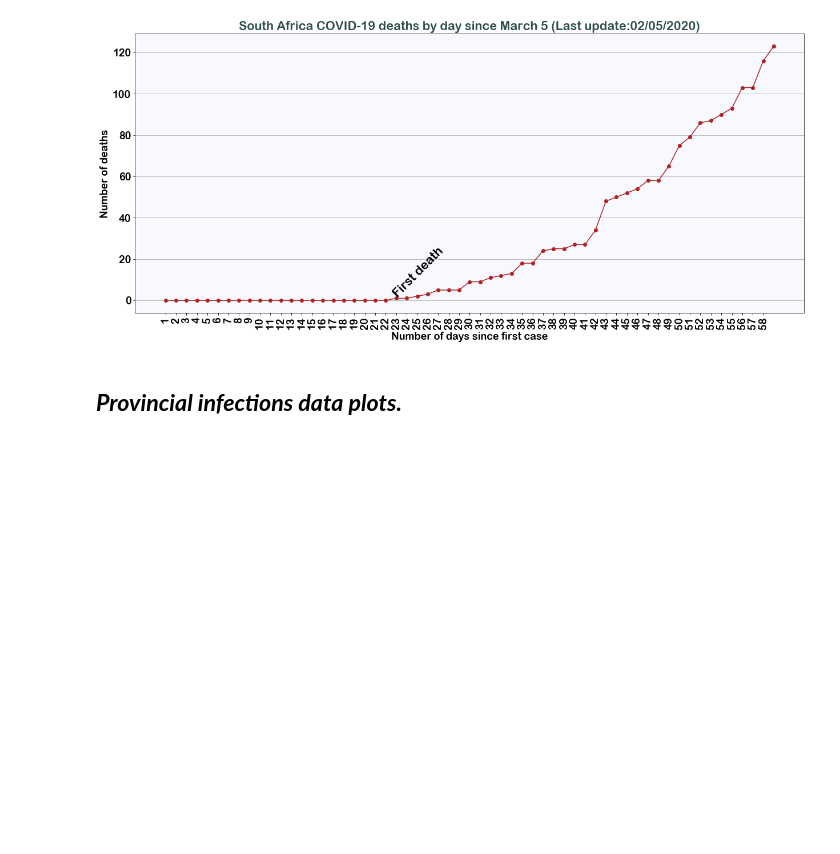
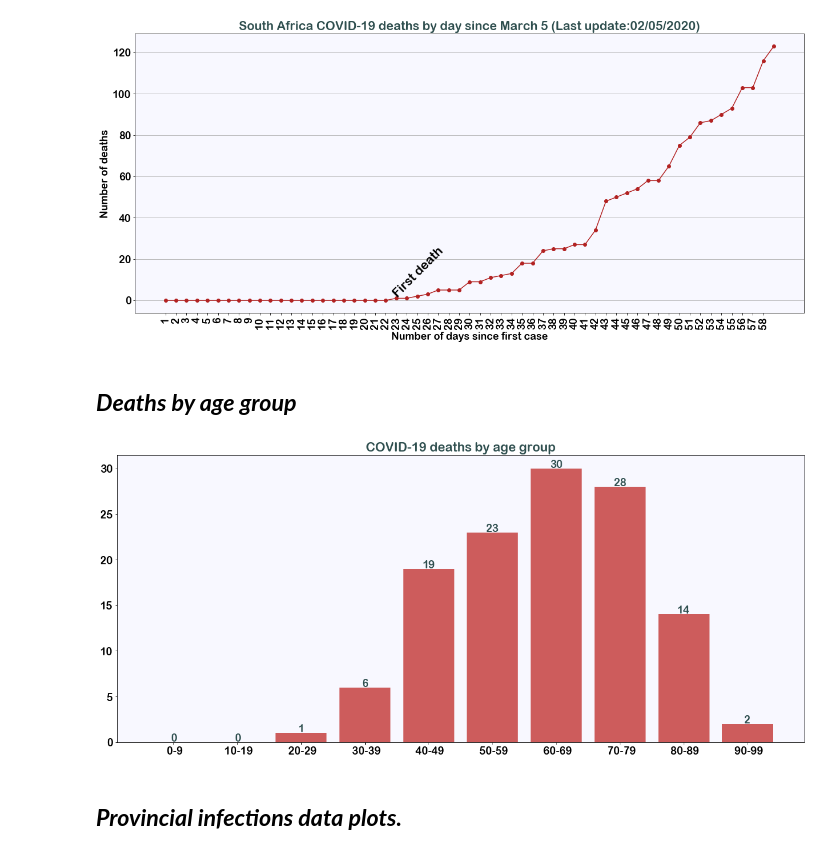
Before and after one commit to mckabuza/South-Africa-COVID-19-Data-Visualization, a Jupyter notebook: SA COVID-19 April.ipynb, the cells around one changed output. Drawn from its saved outputs; the diff is of its cells as text; code cells hidden in the pictures; blank space fills up the shorter version.

```diff
--- a/SA COVID-19 April.ipynb
+++ b/SA COVID-19 April.ipynb
@@ -13,6 +13,7 @@ provincial_data = pd.read_csv("./data/covid_19_South_Africa_Provicial.csv")
 province = pd.read_csv("./data/covid_19_South_Africa_Provicial_cumulative1.csv")
 deaths = pd.read_csv("./data/covid_19_data.csv")
 age_gender = pd.read_csv("./data/covid_19_South_Africa_Age_Sex.csv")
+age_deaths = pd.read_csv("./data/covid_19_South_Africa_Deaths_Age.csv")
 # %% [markdown]
 ## **_Set-up the plots size, font and background colours._**
 # %%
@@ -78,6 +100,18 @@ plt.savefig("./images/daily_death.jpeg")
 plt.show()
 # %% [output]
 [figure]
+# %% [markdown]
+## **_Deaths by age group_**
+# %%
+deaths_age=np.array(age_deaths['Deaths'])
+plt.title('COVID-19 deaths by age group')
+plt.bar(age_deaths['Age'],age_deaths['Deaths'],color='indianred')
+for j,deaths_age in enumerate(deaths_age):
+    plt.text(j,deaths_age+0.1, deaths_age,horizontalalignment='center')
+plt.savefig("./images/age_deaths.jpeg")
+plt.show()
+# %% [output]
+[figure, added]
 # %% [markdown]
 ## **_Provincial infections data plots._**
 # %%
```
Also changed, not shown: parts of 11 cells of this notebook.
